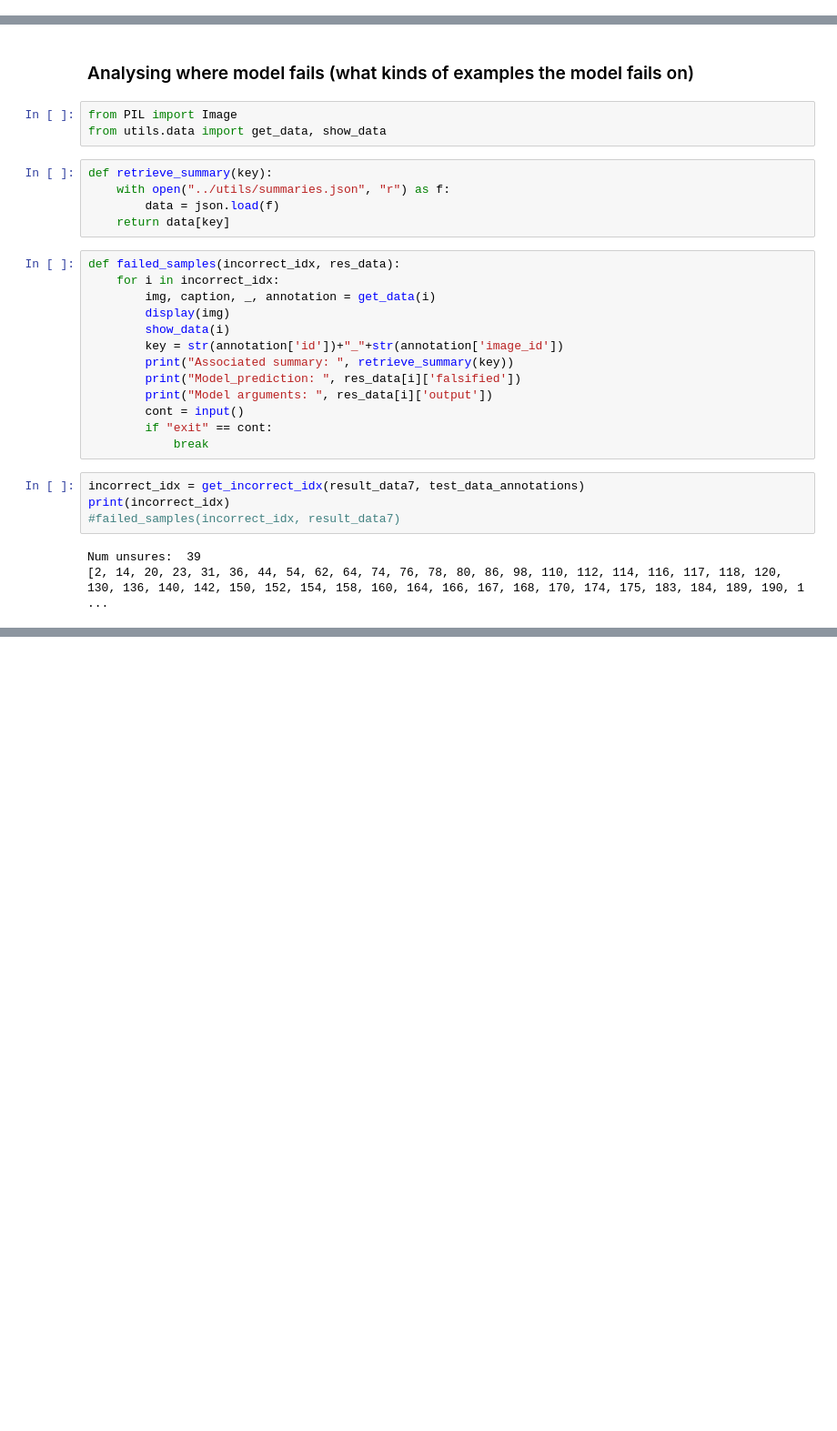
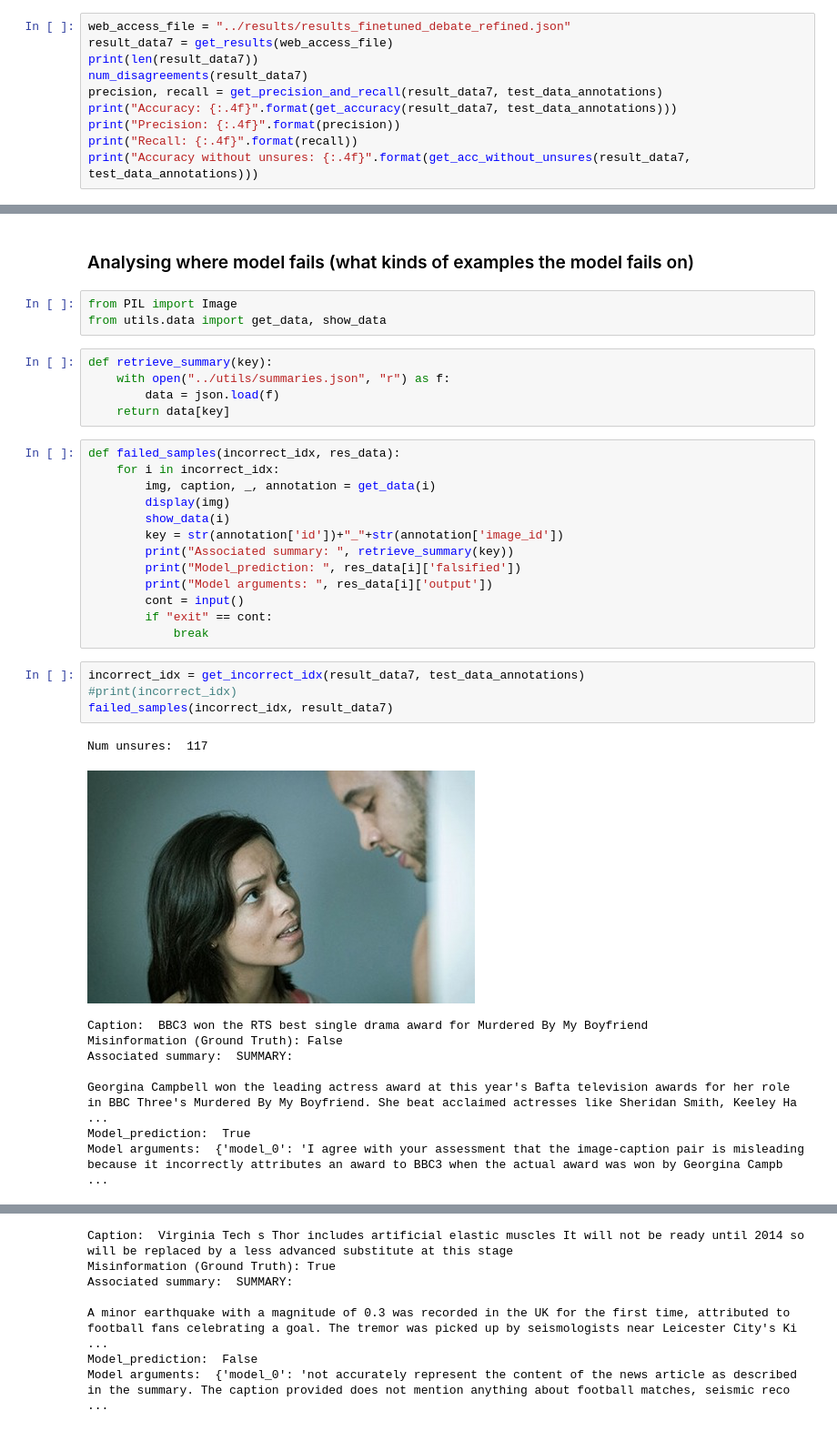
Before and after one commit to kumudlakara/MAD_Sherlock, a Jupyter notebook: experiments/exp10_result_analysis.ipynb, the cells around one changed output, grey strips where cells are left out. Shown at 91% size. Saved outputs shown, nothing was run; the diff lists cells and outputs as text; blank space fills up the shorter version.

```diff
--- a/experiments/exp10_result_analysis.ipynb
+++ b/experiments/exp10_result_analysis.ipynb
@@ -255,3 +255,13 @@ Accuracy: 0.8180
 Precision: 0.7449
 Recall: 0.9580
 Accuracy without unsures: 0.8192
+# %%
+web_access_file = "../results/results_finetuned_debate_refined.json"
+result_data7 = get_results(web_access_file)
+print(len(result_data7))
+num_disagreements(result_data7)
+precision, recall = get_precision_and_recall(result_data7, test_data_annotations)
+print("Accuracy: {:.4f}".format(get_accuracy(result_data7, test_data_annotations)))
+print("Precision: {:.4f}".format(precision))
+print("Recall: {:.4f}".format(recall))
+print("Accuracy without unsures: {:.4f}".format(get_acc_without_unsures(result_data7, test_data_annotations)))
@@ -280,8 +299,15 @@ def failed_samples(incorrect_idx, res_data):
             break
 # %%
 incorrect_idx = get_incorrect_idx(result_data7, test_data_annotations)
-print(incorrect_idx)
-#failed_samples(incorrect_idx, result_data7)
+#print(incorrect_idx)
+failed_samples(incorrect_idx, result_data7)
 # %% [output]
-Num unsures:  39
-[2, 14, 20, 23, 31, 36, 44, 54, 62, 64, 74, 76, 78, 80, 86, 98, 110, 112, 114, 116, 117, 118, 120, 130, 136, 140, 142, 150, 152, 154, 158, 160, 164, 166, 167, 168, 170, 174, 175, 183, 184, 189, 190, 1 ...
+Num unsures:  117
+[figure, added]
+Caption:  BBC3 won the RTS best single drama award for Murdered By My Boyfriend
+Misinformation (Ground Truth): False
+Associated summary:  SUMMARY:
+
+Georgina Campbell won the leading actress award at this year's Bafta television awards for her role in BBC Three's Murdered By My Boyfriend. She beat acclaimed actresses like Sheridan Smith, Keeley Ha ...
+Model_prediction:  True
+Model arguments:  {'model_0': 'I agree with your assessment that the image-caption pair is misleading because it incorrectly attributes an award to BBC3 when the actual award was won by Georgina Campb ...
@@ -287,0 +331,7 @@ Num unsures:  39
+Caption:  Virginia Tech s Thor includes artificial elastic muscles It will not be ready until 2014 so will be replaced by a less advanced substitute at this stage
+Misinformation (Ground Truth): True
+Associated summary:  SUMMARY:
+
+A minor earthquake with a magnitude of 0.3 was recorded in the UK for the first time, attributed to football fans celebrating a goal. The tremor was picked up by seismologists near Leicester City's Ki ...
+Model_prediction:  False
+Model arguments:  {'model_0': 'not accurately represent the content of the news article as described in the summary. The caption provided does not mention anything about football matches, seismic reco ...
```
Also changed, not shown: parts of 4 cells of this notebook, 3 other files.
